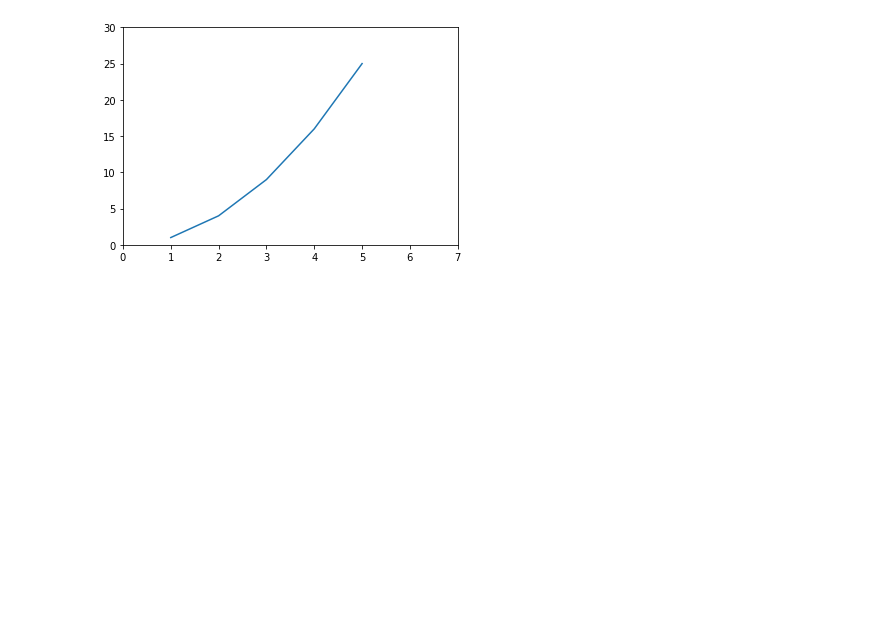
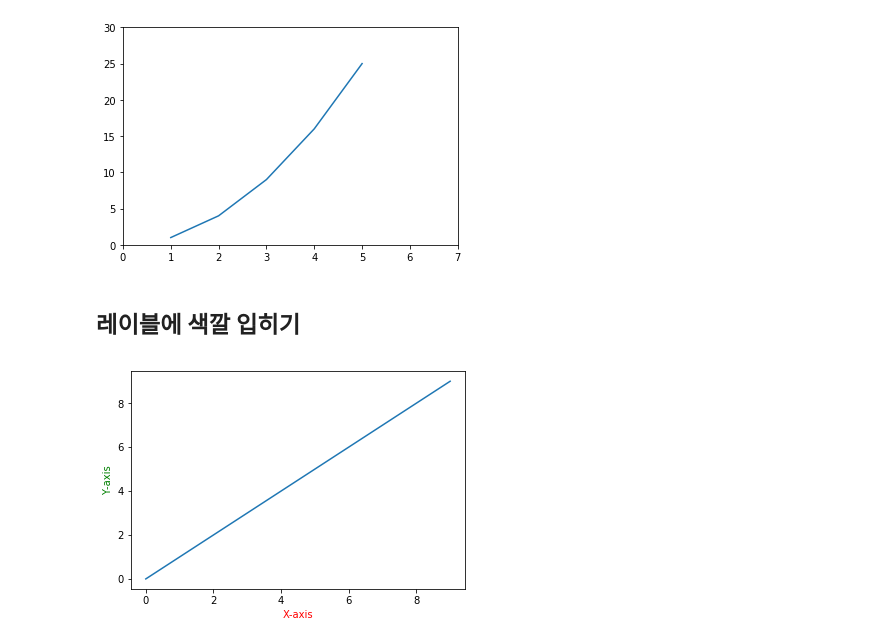
Before and after one commit to zerosum99/python_matplotlib, a Jupyter notebook: matplotlib 100_그래프에 레이블 달기.ipynb, the cells around one changed output. Saved outputs shown, nothing was run; the diff lists cells and outputs as text; code cells hidden in the pictures; blank space fills up the shorter version.

```diff
--- a/matplotlib 100_그래프에 레이블 달기.ipynb
+++ b/matplotlib 100_그래프에 레이블 달기.ipynb
@@ -44,3 +44,23 @@ plt.ylim(0.0, 30.)
 plt.show()
 # %% [output]
 [figure]
+# %% [markdown]
+## 레이블에 색깔 입히기
+# %%
+import matplotlib.pyplot as plt
+import numpy as np
+
+
+mpl_fig = plt.figure()
+ax = mpl_fig.add_subplot(111)
+
+ax.plot(range(10))
+ax.set_xlabel('X-axis')
+ax.set_ylabel('Y-axis')
+
+ax.xaxis.label.set_color('red')
+ax.yaxis.label.set_color('green')
+
+plt.show()
+# %% [output]
+[figure, added]
```
Also changed, not shown: parts of 2 cells of this notebook, 4 other files.
